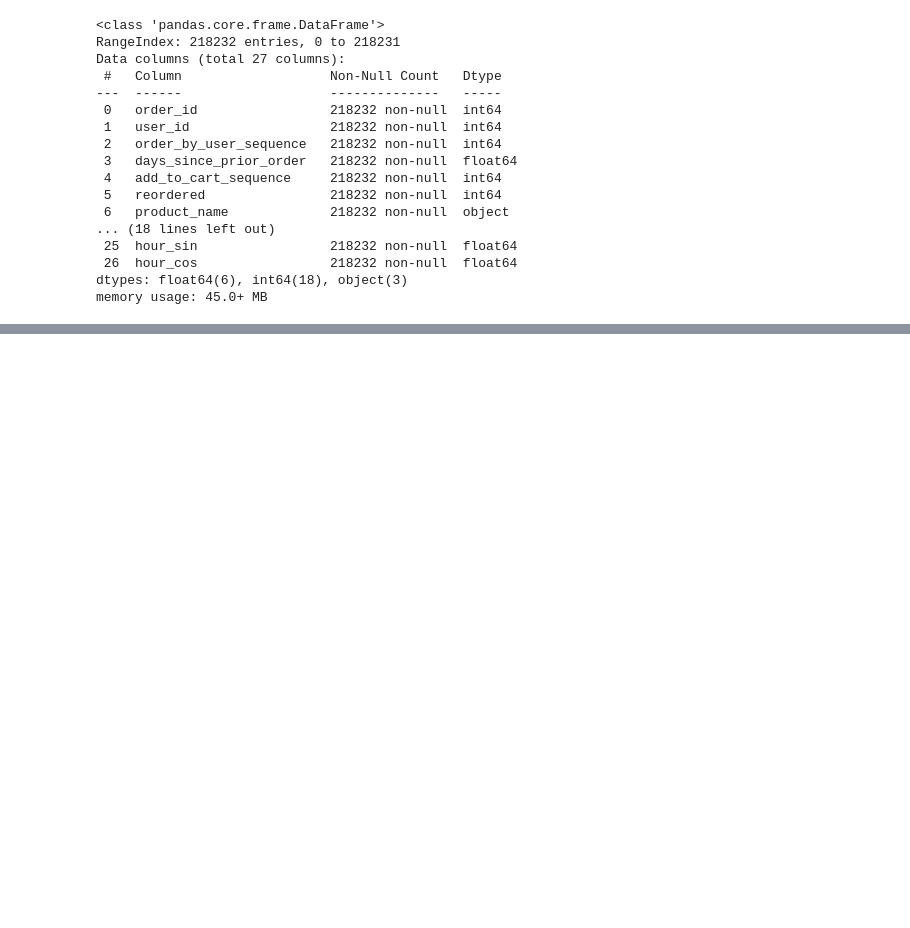
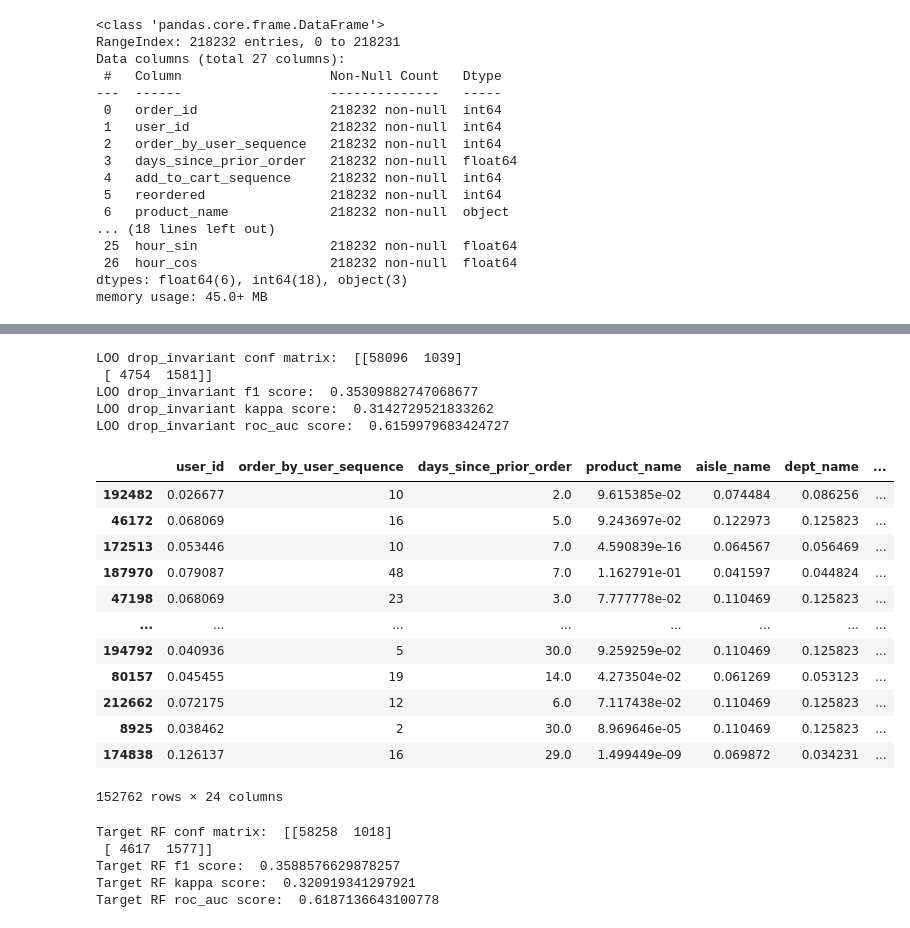
Before and after one commit to fractaldatalearning/Capstone2, a Jupyter notebook: notebooks/preprocessing3_encoding.ipynb, the cells around one changed output, grey strips where cells are left out. Drawn from its saved outputs; the diff is of its cells as text; code cells hidden in the pictures; blank space fills up the shorter version.

```diff
--- a/notebooks/preprocessing3_encoding.ipynb
+++ b/notebooks/preprocessing3_encoding.ipynb
@@ -63,0 +223,64 @@ I'd like any encoder(s) I use to be included in an eventual modeling pipeline, b
+# %%
+scaler = StandardScaler()
+Xloo_train_scaled = scaler.fit_transform(Xloo_train)
+Xloo_test_scaled = scaler.transform(Xloo_test)
+
+rf_clf = RandomForestClassifier()
+rf_clf = rf_clf.fit(Xloo_train_scaled, yloo_train)
+yloo_pred = rf_clf.predict(Xloo_test_scaled)
+print('LOO drop_invariant conf matrix: ', metrics.confusion_matrix(yloo_test, yloo_pred))
+print('LOO drop_invariant f1 score: ', metrics.f1_score(yloo_test, yloo_pred))
+print('LOO drop_invariant kappa score: ', metrics.cohen_kappa_score(yloo_test, yloo_pred))
+print('LOO drop_invariant roc_auc score: ', metrics.roc_auc_score(yloo_test, yloo_pred))
+# %% [output]
+LOO drop_invariant conf matrix:  [[58096  1039]
+ [ 4754  1581]]
+LOO drop_invariant f1 score:  0.35309882747068677
+LOO drop_invariant kappa score:  0.3142729521833262
+LOO drop_invariant roc_auc score:  0.6159979683424727
+# %%
+# Model performance dropped very slighly when I dropped columns without variance.
+# Try some of the other Bayesian encoders. Start with Target Encoder.
+# It has hyperparameters min_sample_leaf and smoothing that I could tune if the Target encoder
+# seems worthwhile compared with others.
+
+Xtar_train, Xtar_test, ytar_train, ytar_test = train_test_split(X, y, test_size=0.3)
+
+ce_tar = ce.target_encoder.TargetEncoder(cols=categorical_columns)
+ce_tar.fit(Xtar_train, ytar_train)
+Xtar_train = ce_tar.transform(Xtar_train)
+Xtar_test = ce_tar.transform(Xtar_test)
+
+Xtar_train
+# %% [output]
+|  | user_id | order_by_user_sequence | days_since_prior_order | product_name | aisle_name | dept_name | ... |
+| 192482 | 0.026677 | 10 | 2.0 | 9.615385e-02 | 0.074484 | 0.086256 | ... |
+| 46172 | 0.068069 | 16 | 5.0 | 9.243697e-02 | 0.122973 | 0.125823 | ... |
+| 172513 | 0.053446 | 10 | 7.0 | 4.590839e-16 | 0.064567 | 0.056469 | ... |
+| 187970 | 0.079087 | 48 | 7.0 | 1.162791e-01 | 0.041597 | 0.044824 | ... |
+| 47198 | 0.068069 | 23 | 3.0 | 7.777778e-02 | 0.110469 | 0.125823 | ... |
+| ... | ... | ... | ... | ... | ... | ... | ... |
+| 194792 | 0.040936 | 5 | 30.0 | 9.259259e-02 | 0.110469 | 0.125823 | ... |
+| 80157 | 0.045455 | 19 | 14.0 | 4.273504e-02 | 0.061269 | 0.053123 | ... |
+| 212662 | 0.072175 | 12 | 6.0 | 7.117438e-02 | 0.110469 | 0.125823 | ... |
+| 8925 | 0.038462 | 2 | 30.0 | 8.969646e-05 | 0.110469 | 0.125823 | ... |
+| 174838 | 0.126137 | 16 | 29.0 | 1.499449e-09 | 0.069872 | 0.034231 | ... |
+152762 rows × 24 columns
+# %%
+scaler = StandardScaler()
+Xtar_train_scaled = scaler.fit_transform(Xtar_train)
+Xtar_test_scaled = scaler.transform(Xtar_test)
+
+rf_clf = RandomForestClassifier()
+rf_clf = rf_clf.fit(Xtar_train_scaled, ytar_train)
+ytar_pred = rf_clf.predict(Xtar_test_scaled)
+print('Target RF conf matrix: ', metrics.confusion_matrix(ytar_test, ytar_pred))
+print('Target RF f1 score: ', metrics.f1_score(ytar_test, ytar_pred))
+print('Target RF kappa score: ', metrics.cohen_kappa_score(ytar_test, ytar_pred))
+print('Target RF roc_auc score: ', metrics.roc_auc_score(ytar_test, ytar_pred))
+# %% [output]
+Target RF conf matrix:  [[58258  1018]
+ [ 4617  1577]]
+Target RF f1 score:  0.3588576629878257
+Target RF kappa score:  0.320919341297921
+Target RF roc_auc score:  0.6187136643100778
```
Also changed, not shown: parts of 24 cells of this notebook, 2 other files.
